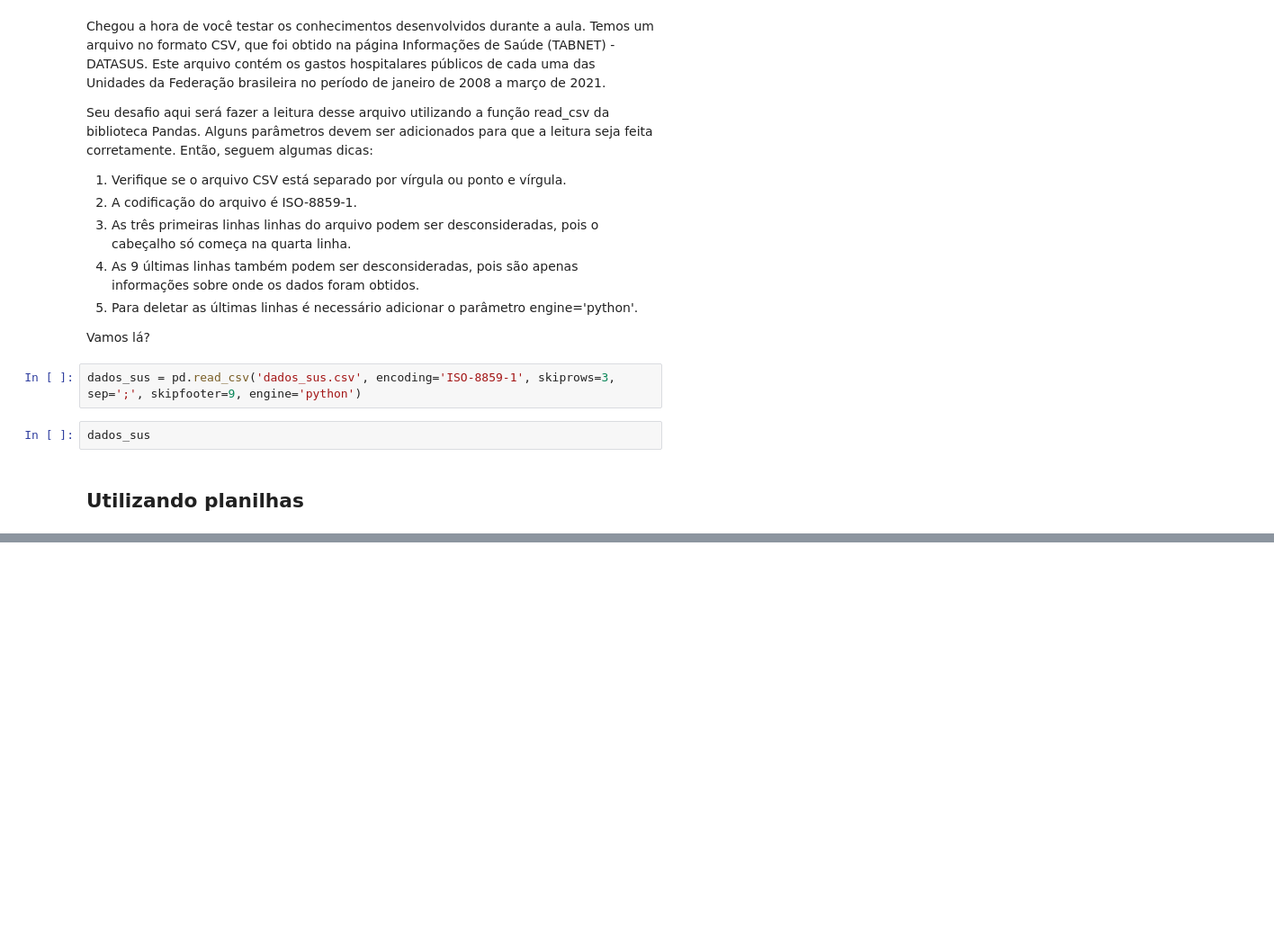
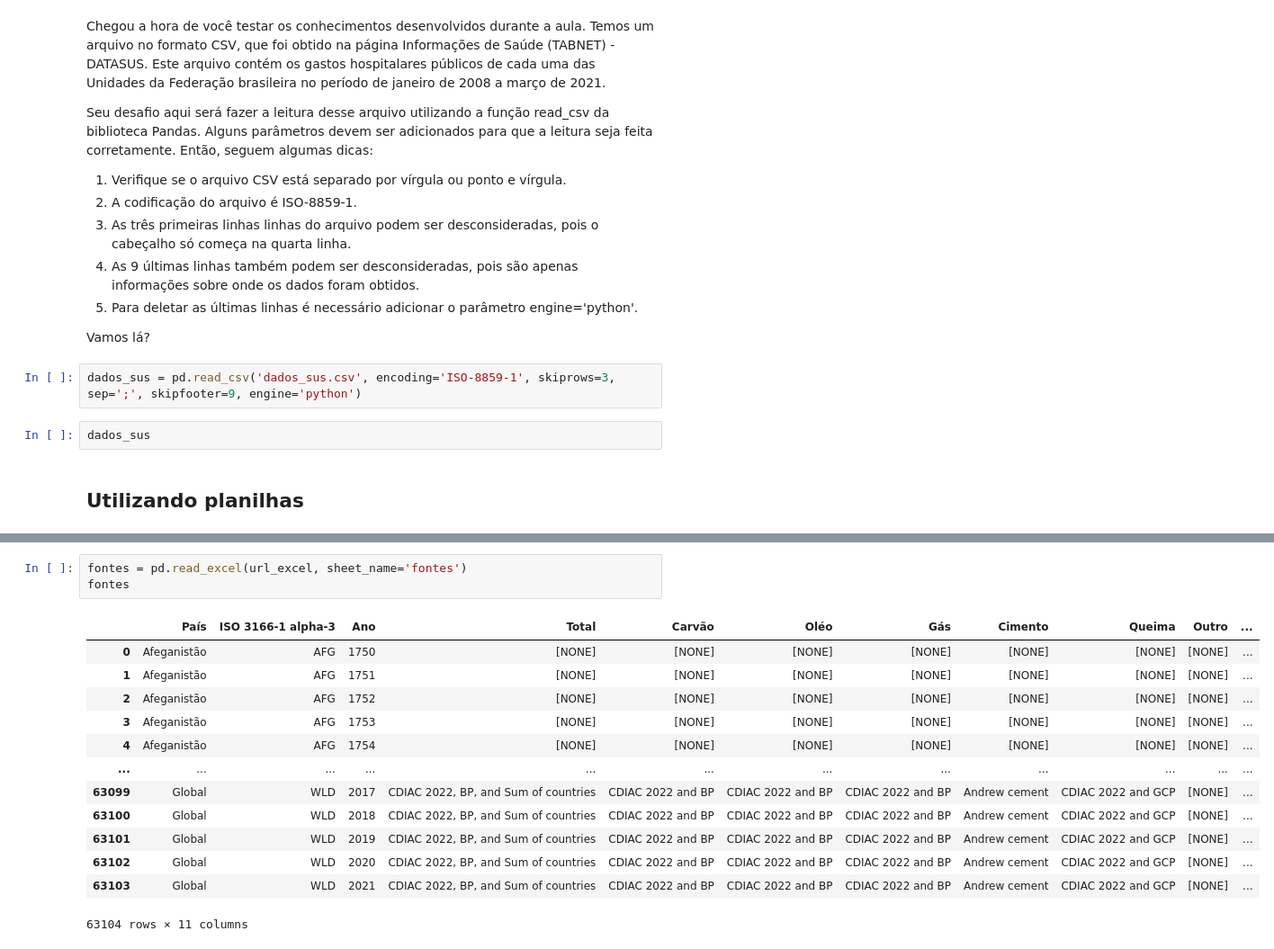
Before and after one commit to lukaswyllis/formacao_python_para_data_science, a Jupyter notebook: Curso 5 - Pandas IO - Trabalhando com diferentes formatos de arquivos.ipynb, the cells around one changed output, grey strips where cells are left out. Shown at 90% size. Cells and saved outputs as stored; diff of their text form; blank space fills up the shorter version.

```diff
--- a/Curso 5 - Pandas IO - Trabalhando com diferentes formatos de arquivos.ipynb
+++ b/Curso 5 - Pandas IO - Trabalhando com diferentes formatos de arquivos.ipynb
@@ -57,0 +98,17 @@ dados_sus
+# %%
+fontes = pd.read_excel(url_excel, sheet_name='fontes')
+fontes
+# %% [output]
+|  | País | ISO 3166-1 alpha-3 | Ano | Total | Carvão | Oléo | Gás | Cimento | Queima | Outro | ... |
+| 0 | Afeganistão | AFG | 1750 | [NONE] | [NONE] | [NONE] | [NONE] | [NONE] | [NONE] | [NONE] | ... |
+| 1 | Afeganistão | AFG | 1751 | [NONE] | [NONE] | [NONE] | [NONE] | [NONE] | [NONE] | [NONE] | ... |
+| 2 | Afeganistão | AFG | 1752 | [NONE] | [NONE] | [NONE] | [NONE] | [NONE] | [NONE] | [NONE] | ... |
+| 3 | Afeganistão | AFG | 1753 | [NONE] | [NONE] | [NONE] | [NONE] | [NONE] | [NONE] | [NONE] | ... |
+| 4 | Afeganistão | AFG | 1754 | [NONE] | [NONE] | [NONE] | [NONE] | [NONE] | [NONE] | [NONE] | ... |
+| ... | ... | ... | ... | ... | ... | ... | ... | ... | ... | ... | ... |
+| 63099 | Global | WLD | 2017 | CDIAC 2022, BP, and Sum of countries | CDIAC 2022 and BP | CDIAC 2022 and BP | CDIAC 2022 and BP | Andrew cement | CDIAC 2022 and GCP | [NONE] | ... |
+| 63100 | Global | WLD | 2018 | CDIAC 2022, BP, and Sum of countries | CDIAC 2022 and BP | CDIAC 2022 and BP | CDIAC 2022 and BP | Andrew cement | CDIAC 2022 and GCP | [NONE] | ... |
+| 63101 | Global | WLD | 2019 | CDIAC 2022, BP, and Sum of countries | CDIAC 2022 and BP | CDIAC 2022 and BP | CDIAC 2022 and BP | Andrew cement | CDIAC 2022 and GCP | [NONE] | ... |
+| 63102 | Global | WLD | 2020 | CDIAC 2022, BP, and Sum of countries | CDIAC 2022 and BP | CDIAC 2022 and BP | CDIAC 2022 and BP | Andrew cement | CDIAC 2022 and GCP | [NONE] | ... |
+| 63103 | Global | WLD | 2021 | CDIAC 2022, BP, and Sum of countries | CDIAC 2022 and BP | CDIAC 2022 and BP | CDIAC 2022 and BP | Andrew cement | CDIAC 2022 and GCP | [NONE] | ... |
+63104 rows × 11 columns
```
Also changed, not shown: parts of 14 cells of this notebook.
